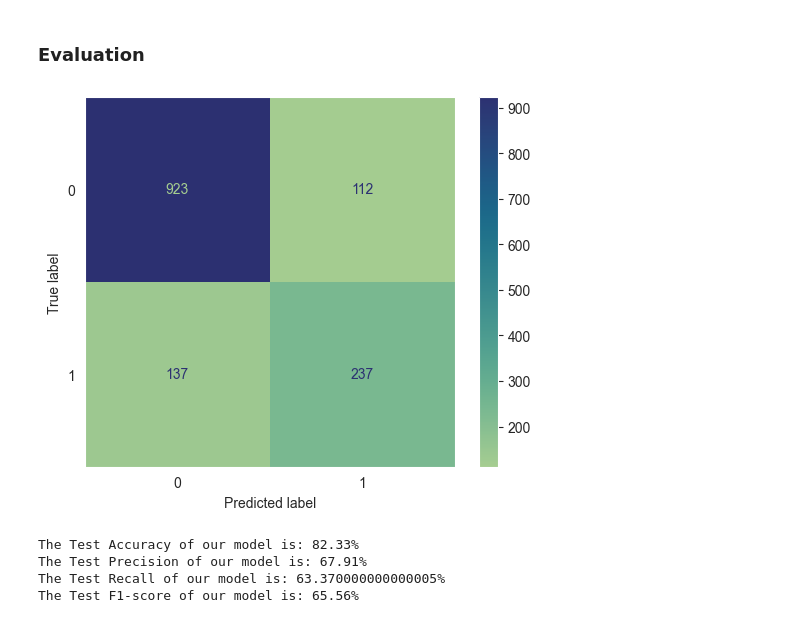
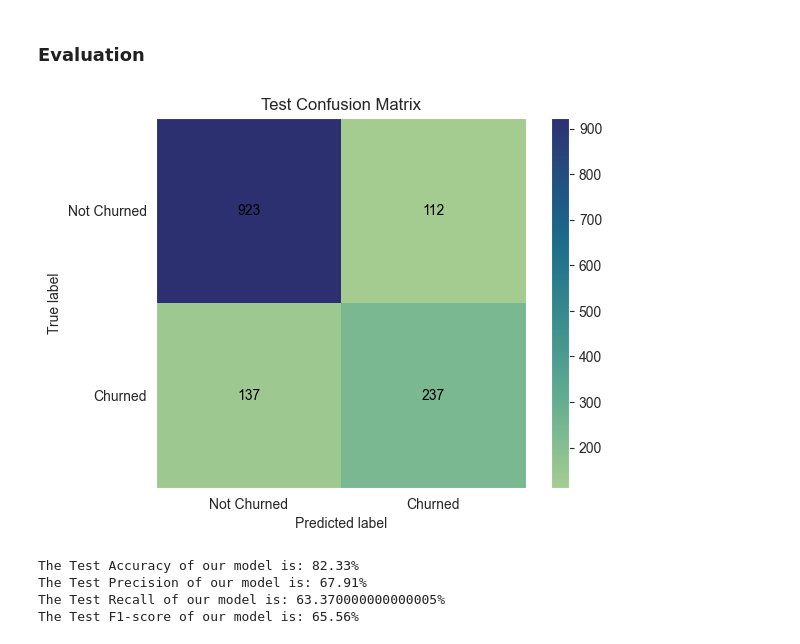
Before and after one commit to IsabelleRaj/Swan-Consulting, a Jupyter notebook: Customer_Guardians_Swan_Project.ipynb, the cells around one changed output. Cells and saved outputs as stored; diff of their text form; code cells hidden in the pictures.

```diff
--- a/Customer_Guardians_Swan_Project.ipynb
+++ b/Customer_Guardians_Swan_Project.ipynb
@@ -733,7 +827,15 @@ X_train_fe["y_pred"] = np.where(X_train_fe["prob_not_churned"] >= .48, 1, 0)
 # %%
 ## Confusion matrix visualisation
 
-metrics.ConfusionMatrixDisplay(metrics.confusion_matrix(y_train, X_train_fe["y_pred"])).plot(values_format= 'd', cmap= 'crest')
+cm_train = metrics.ConfusionMatrixDisplay(metrics.confusion_matrix(y_train, X_train_fe["y_pred"]),
+                                    display_labels= ["Not Churned", "Churned"])
+
+# Iterate through text elements and set color
+for text in cm_train.plot(values_format='d', cmap='crest').text_.flatten():
+    text.set_color('black')
+
+# Customise the plot
+plt.title('Train Confusion Matrix')
 plt.grid(False)
 plt.show()
 # %% [output]
@@ -778,13 +880,21 @@ X_test_fe["y_pred"] = np.where(X_test_fe["prob_not_churned"] >= .48, 1, 0)
 # %% [markdown]
 ### Evaluation
 # %%
-## Confusion Matrix visualisation
+## Confusion matrix visualisation
 
-metrics.ConfusionMatrixDisplay(metrics.confusion_matrix(y_test, X_test_fe["y_pred"])).plot(values_format= 'd', cmap= 'crest')
+cm_train = metrics.ConfusionMatrixDisplay(metrics.confusion_matrix(y_test, X_test_fe["y_pred"]),
+                                    display_labels= ["Not Churned", "Churned"])
+
+# Iterate through text elements and set color
+for text in cm_train.plot(values_format='d', cmap='crest').text_.flatten():
+    text.set_color('black')
+
+# Customise the plot
+plt.title('Test Confusion Matrix')
 plt.grid(False)
 plt.show()
 # %% [output]
-[figure, old version]
+[figure, new version]
 # %%
 ## Custom function to
 
```
Also changed, not shown: parts of 17 cells of this notebook.
